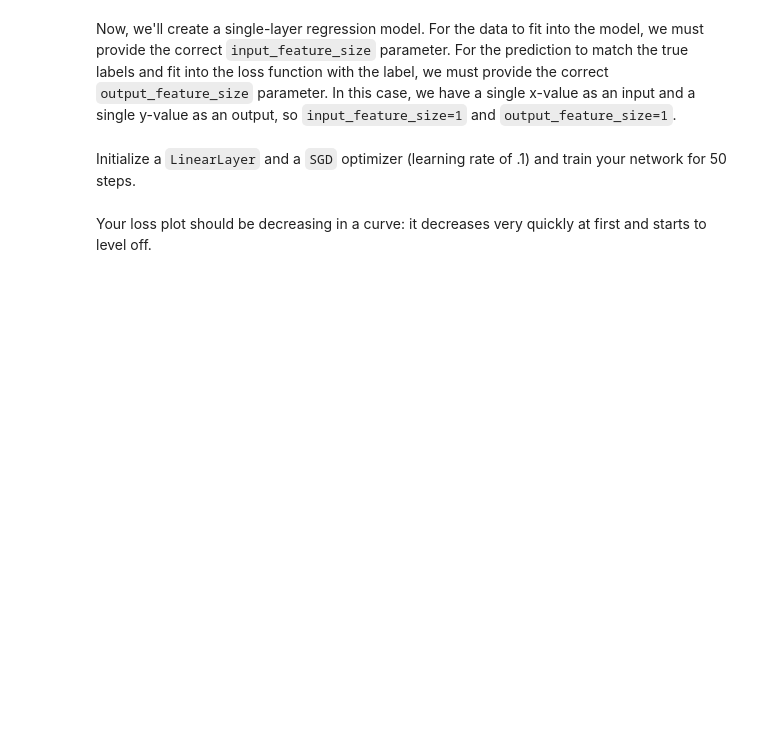
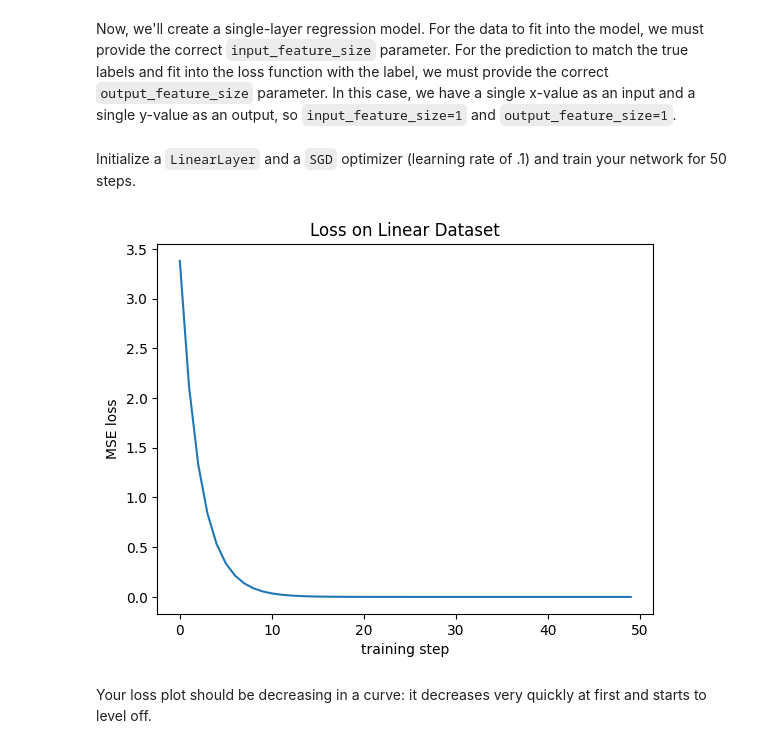
Before and after one commit to andrewhall1124/CS_474, a Jupyter notebook: labs/lab2_modules_training.ipynb, the cells around one changed output. Drawn from its saved outputs; the diff is of its cells as text; code cells hidden in the pictures; blank space fills up the shorter version.

```diff
--- a/labs/lab2_modules_training.ipynb
+++ b/labs/lab2_modules_training.ipynb
@@ -237,10 +289,16 @@ You can find helpful resources and documentation on `nn.init.xavier_uniform_()`
 # %%
 class LinearLayer(nn.Module):
     def __init__(self, input_feature_size, output_feature_size):
-        pass
+        super().__init__()
+
+        self.weight = nn.Parameter(torch.empty(input_feature_size, output_feature_size))
+        nn.init.xavier_uniform_(self.weight)
+
+        self.bias = nn.Parameter(torch.empty(output_feature_size))
+        nn.init.uniform_(self.bias)
 
     def forward(self, x):
-        pass
+        return x @ self.weight + self.bias
 # %% [markdown]
 Execute the code below to assert that your functionality works correctly.
 # %%
@@ -319,7 +381,12 @@ Do **not** use a for loop in your implementation, use `torch.mean()` instead.
 You can use `nn.functional.mse_loss()` to validate your implementation works.
 # %%
 def mse_loss(y_hat, y):
-    pass
+    return torch.mean((y_hat - y)**2)
+# %%
+y_hat = torch.tensor([1., 1.])
+y = torch.tensor([2., 2.])
+
+assert mse_loss(y_hat, y) == nn.functional.mse_loss(y_hat, y)
 # %% [markdown]
 Now that we have the necessary components to learn linear regression, let's generate some data.
 # %%
@@ -343,22 +414,44 @@ There are two things to note:
 ![SimpleNNTrain.PNG](embedded-picture-1)
 # %%
 def train(network, optimizer, x, y, training_steps):
-    # TODO: Implement training loop
-    pass
+    losses = []
+
+    network = network.to(device)
+    x = x.to(device)
+    y = y.to(device)
+
+    for _ in range(training_steps):
+        y_hat = network(x)
+        loss = mse_loss(y_hat, y)
+        losses.append(loss.item())
+        loss.backward()
+        optimizer.step()
+        optimizer.zero_grad()
+
+    return losses
 # %% [markdown]
 Now, we'll create a single-layer regression model. For the data to fit into the model, we must provide the correct `input_feature_size` parameter. For the prediction to match the true labels and fit into the loss function with the label, we must provide the correct `output_feature_size` parameter. In this case, we have a single x-value as an input and a single y-value as an output, so `input_feature_size=1` and `output_feature_size=1`.
 # %% [markdown]
 Initialize a `LinearLayer` and a `SGD` optimizer (learning rate of .1) and train your network for 50 steps.
 # %%
 # TODO: Initialize a LinearLayer
-linear_network = None
+linear_network = LinearLayer(
+    input_feature_size=1,
+    output_feature_size=1
+)
 
 # TODO: Initialize an SGD Optimizer with a learning rate of .1
+sgd = SGD(
+    linear_network.parameters(),
+    lr=.1
+)
 
 # TODO: Train linear_network for 50 steps using your train function, store your training losses in `train_losses` for plotting
-train_losses = None
+train_losses = train(linear_network, sgd, linear_x, linear_y, 50)
 
 plot_loss(train_losses, title="Loss on Linear Dataset")
+# %% [output]
+[figure, added]
 # %% [markdown]
 Your loss plot should be decreasing in a curve: it decreases very quickly at first and starts to level off.
 # %%
```
Also changed, not shown: parts of 32 cells of this notebook.
